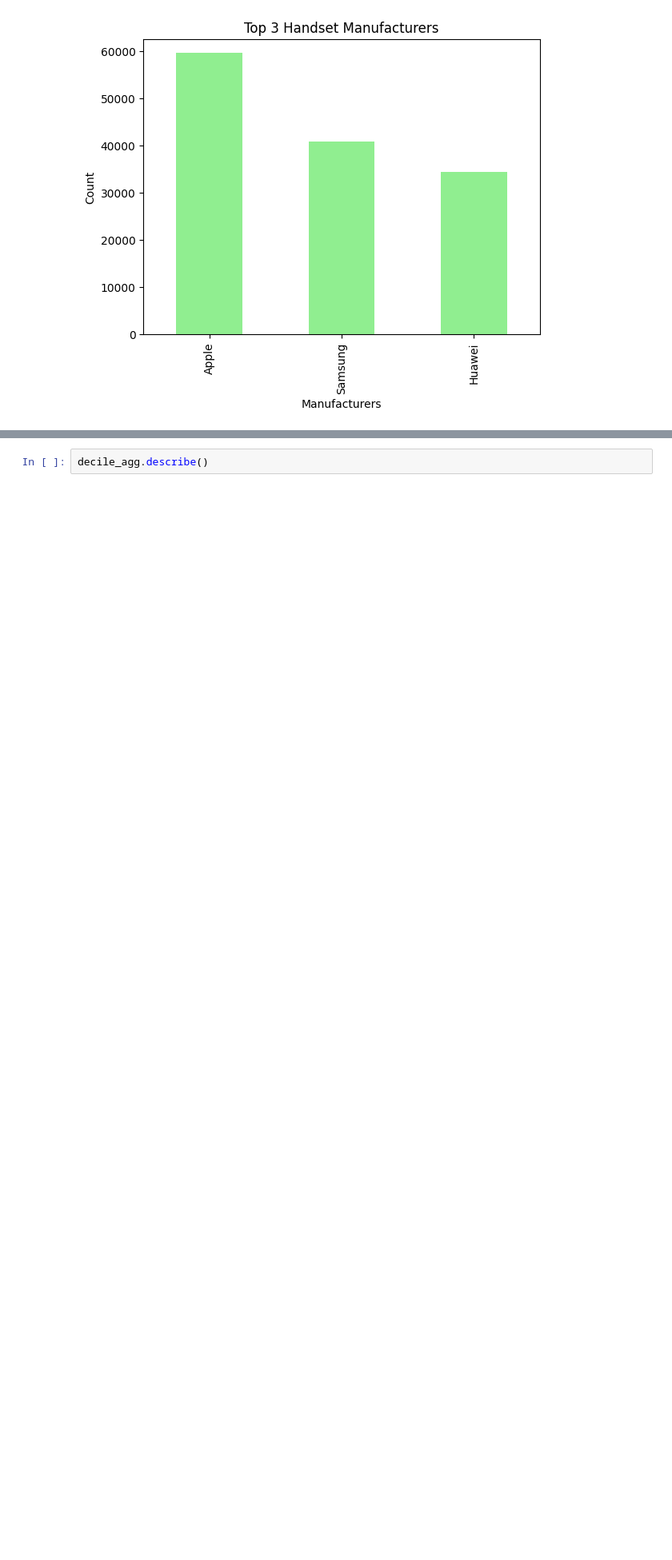
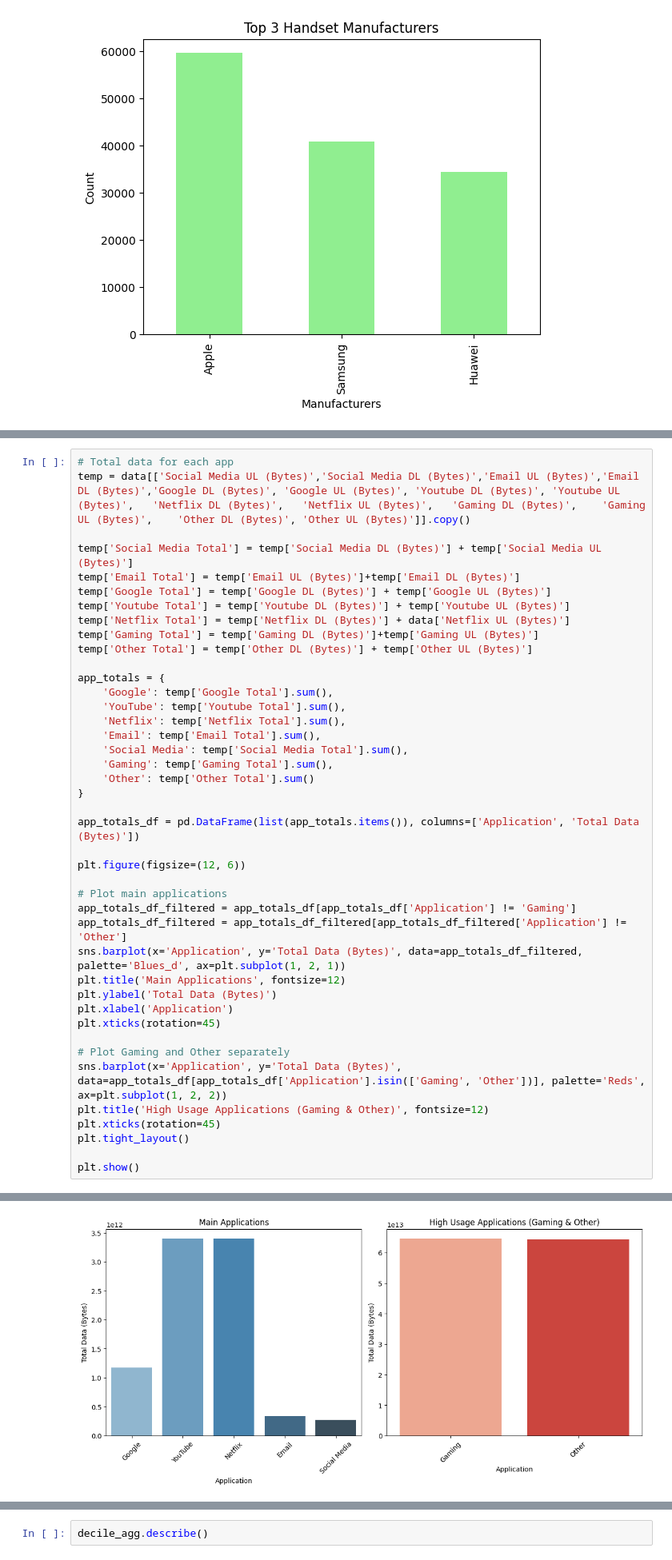
Before and after one commit to amannnnnyyyy/Telecommunication-Analysis-TellCo-, a Jupyter notebook: notebooks/telecom.ipynb, the cells around one changed output, grey strips where cells are left out. Shown: that part at 80% size. Drawn from its saved outputs; the diff is of its cells as text; blank space fills up the shorter version.

```diff
--- a/notebooks/telecom.ipynb
+++ b/notebooks/telecom.ipynb
@@ -134,0 +178,43 @@ Top 5 handsets for Huawei:
+# %%
+# Total data for each app
+temp = data[['Social Media UL (Bytes)','Social Media DL (Bytes)','Email UL (Bytes)','Email DL (Bytes)','Google DL (Bytes)', 'Google UL (Bytes)', 'Youtube DL (Bytes)',	'Youtube UL (Bytes)',	'Netflix DL (Bytes)',	'Netflix UL (Bytes)',	'Gaming DL (Bytes)',	'Gaming UL (Bytes)',	'Other DL (Bytes)',	'Other UL (Bytes)']].copy()
+
+temp['Social Media Total'] = temp['Social Media DL (Bytes)'] + temp['Social Media UL (Bytes)']
+temp['Email Total'] = temp['Email UL (Bytes)']+temp['Email DL (Bytes)']
+temp['Google Total'] = temp['Google DL (Bytes)'] + temp['Google UL (Bytes)']
+temp['Youtube Total'] = temp['Youtube DL (Bytes)'] + temp['Youtube UL (Bytes)']
+temp['Netflix Total'] = temp['Netflix DL (Bytes)'] + data['Netflix UL (Bytes)']
+temp['Gaming Total'] = temp['Gaming DL (Bytes)']+temp['Gaming UL (Bytes)']
+temp['Other Total'] = temp['Other DL (Bytes)'] + temp['Other UL (Bytes)']
+
+app_totals = {
+    'Google': temp['Google Total'].sum(),
+    'YouTube': temp['Youtube Total'].sum(),
+    'Netflix': temp['Netflix Total'].sum(),
+    'Email': temp['Email Total'].sum(),
+    'Social Media': temp['Social Media Total'].sum(),
+    'Gaming': temp['Gaming Total'].sum(),
+    'Other': temp['Other Total'].sum()
+}
+
+app_totals_df = pd.DataFrame(list(app_totals.items()), columns=['Application', 'Total Data (Bytes)'])
+
+plt.figure(figsize=(12, 6))
+
+# Plot main applications
+app_totals_df_filtered = app_totals_df[app_totals_df['Application'] != 'Gaming']
+app_totals_df_filtered = app_totals_df_filtered[app_totals_df_filtered['Application'] != 'Other']
+sns.barplot(x='Application', y='Total Data (Bytes)', data=app_totals_df_filtered, palette='Blues_d', ax=plt.subplot(1, 2, 1))
+plt.title('Main Applications', fontsize=12)
+plt.ylabel('Total Data (Bytes)')
+plt.xlabel('Application')
+plt.xticks(rotation=45)
+
+# Plot Gaming and Other separately
+sns.barplot(x='Application', y='Total Data (Bytes)', data=app_totals_df[app_totals_df['Application'].isin(['Gaming', 'Other'])], palette='Reds', ax=plt.subplot(1, 2, 2))
+plt.title('High Usage Applications (Gaming & Other)', fontsize=12)
+plt.xticks(rotation=45)
+plt.tight_layout()
+
+plt.show()
+# %% [output]
@@ -135,3 +228,4 @@ Top 5 handsets for Huawei:
+[figure, added]
 # %%
 # Data Aggregation
 # Aggregating session data per user
```
Also changed, not shown: parts of 16 cells of this notebook, 1 other file.
